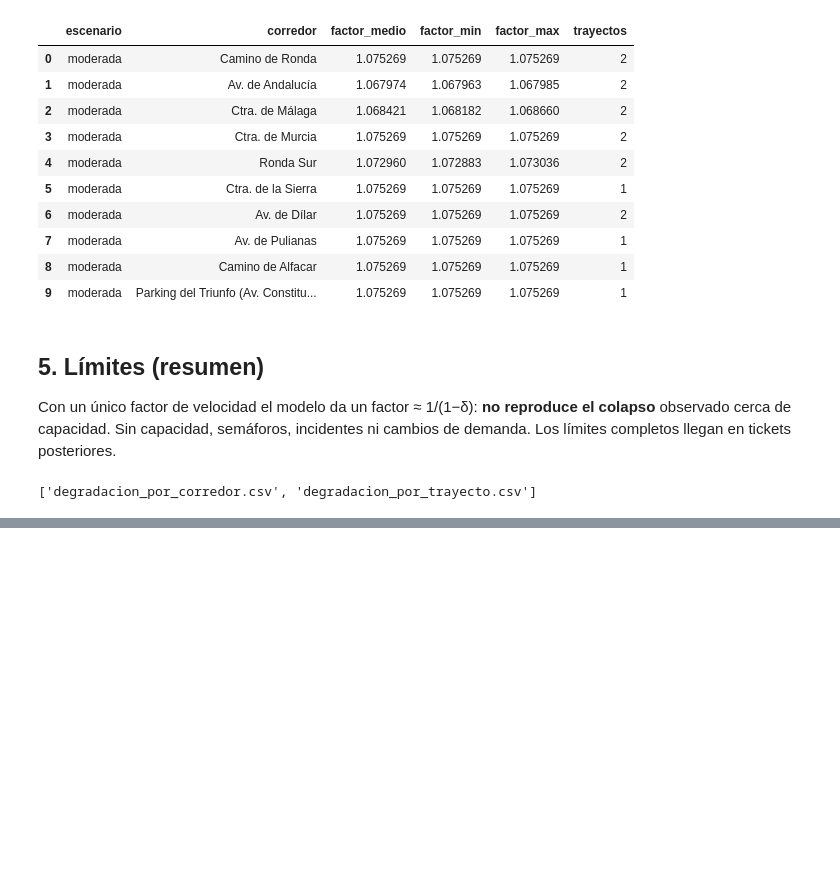
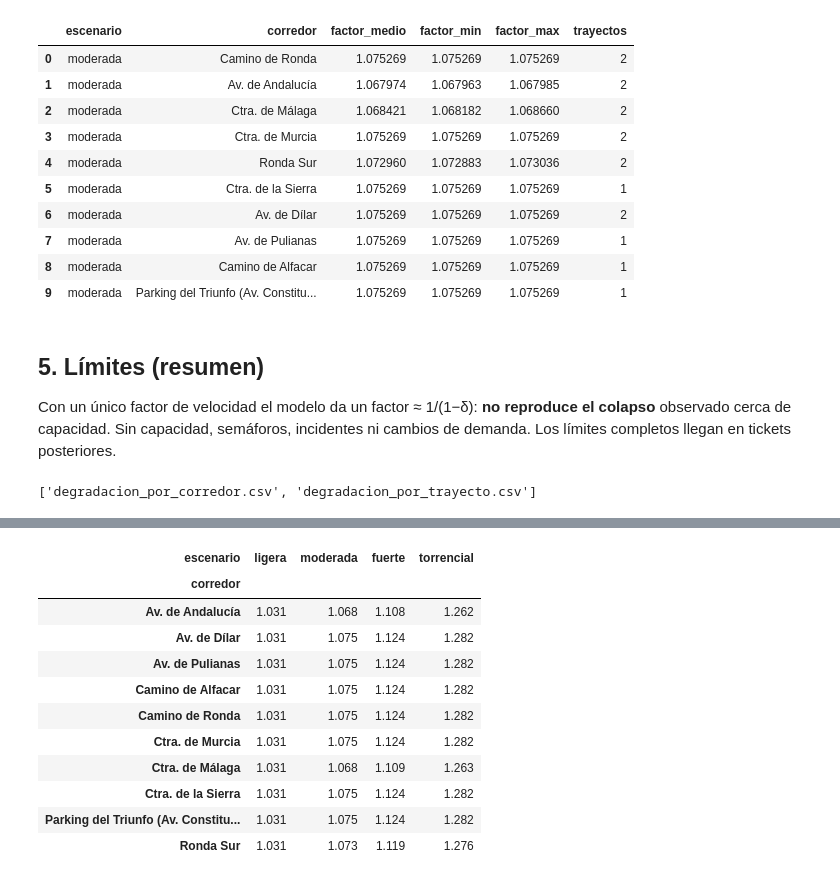
Before and after one commit to juanheliosg/taller-agentes-ia-granada, a Jupyter notebook: cuaderno_lluvia.ipynb, the cells around one changed output, grey strips where cells are left out. Saved outputs shown, nothing was run; the diff lists cells and outputs as text; code cells hidden in the pictures; blank space fills up the shorter version.

```diff
--- a/cuaderno_lluvia.ipynb
+++ b/cuaderno_lluvia.ipynb
@@ -115,0 +139,18 @@ sorted(p.name for p in SALIDAS.iterdir())
+# %%
+res = analizar_con_rango(G, muestra, list(ESCENARIOS.values()))
+res.por_trayecto.to_csv(SALIDAS / "escenarios_por_trayecto.csv", index=False)
+res.por_corredor.to_csv(SALIDAS / "escenarios_por_corredor.csv", index=False)
+res.por_corredor.pivot(index="corredor", columns="escenario", values="factor_medio")[list(ESCENARIOS)].round(3)
+# %% [output]
+| escenario | ligera | moderada | fuerte | torrencial |
+| corredor |  |  |  |  |
+| Av. de Andalucía | 1.031 | 1.068 | 1.108 | 1.262 |
+| Av. de Dílar | 1.031 | 1.075 | 1.124 | 1.282 |
+| Av. de Pulianas | 1.031 | 1.075 | 1.124 | 1.282 |
+| Camino de Alfacar | 1.031 | 1.075 | 1.124 | 1.282 |
+| Camino de Ronda | 1.031 | 1.075 | 1.124 | 1.282 |
+| Ctra. de Murcia | 1.031 | 1.075 | 1.124 | 1.282 |
+| Ctra. de Málaga | 1.031 | 1.068 | 1.109 | 1.263 |
+| Ctra. de la Sierra | 1.031 | 1.075 | 1.124 | 1.282 |
+| Parking del Triunfo (Av. Constitu... | 1.031 | 1.075 | 1.124 | 1.282 |
+| Ronda Sur | 1.031 | 1.073 | 1.119 | 1.276 |
```
Also changed, not shown: parts of 9 cells of this notebook, 3 other files.
